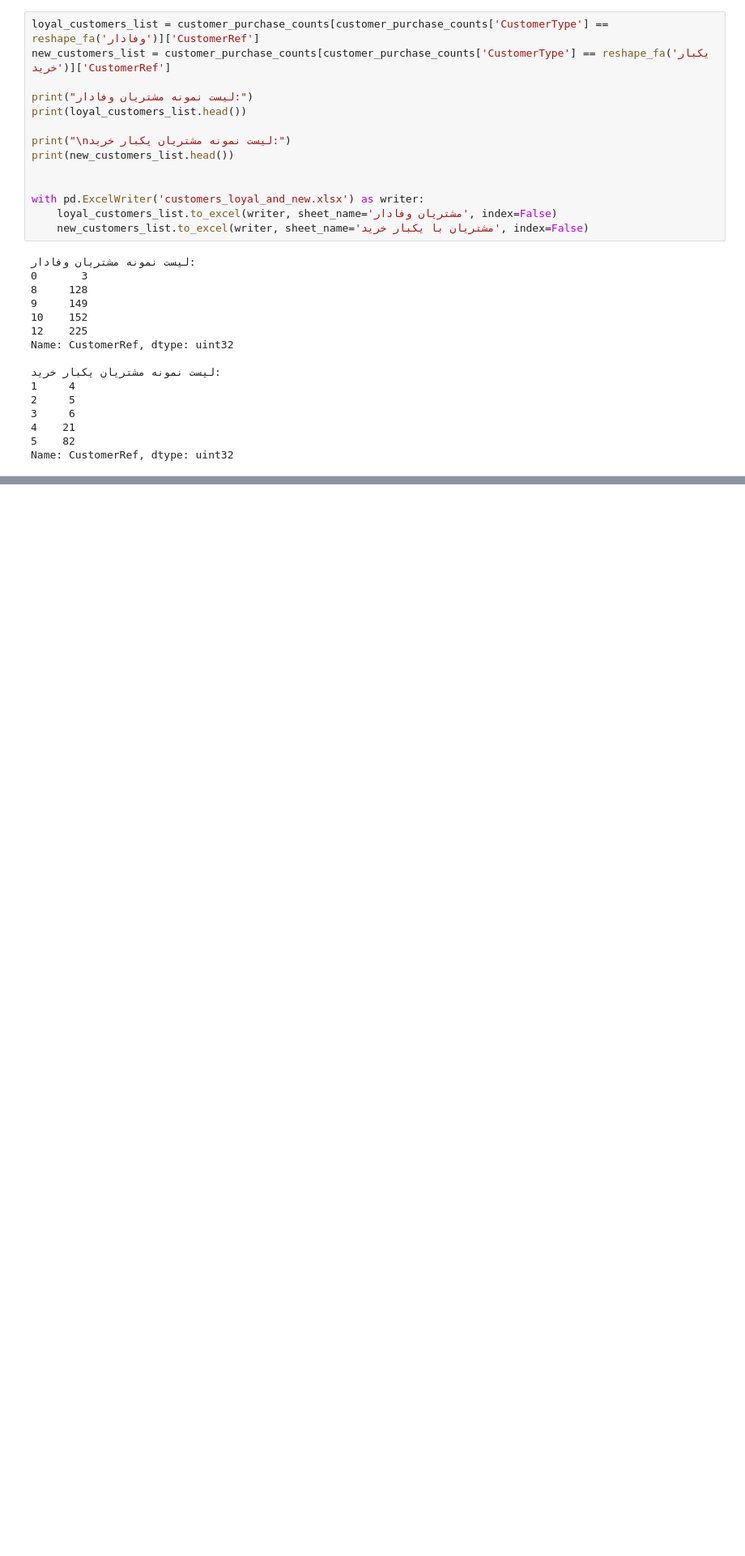
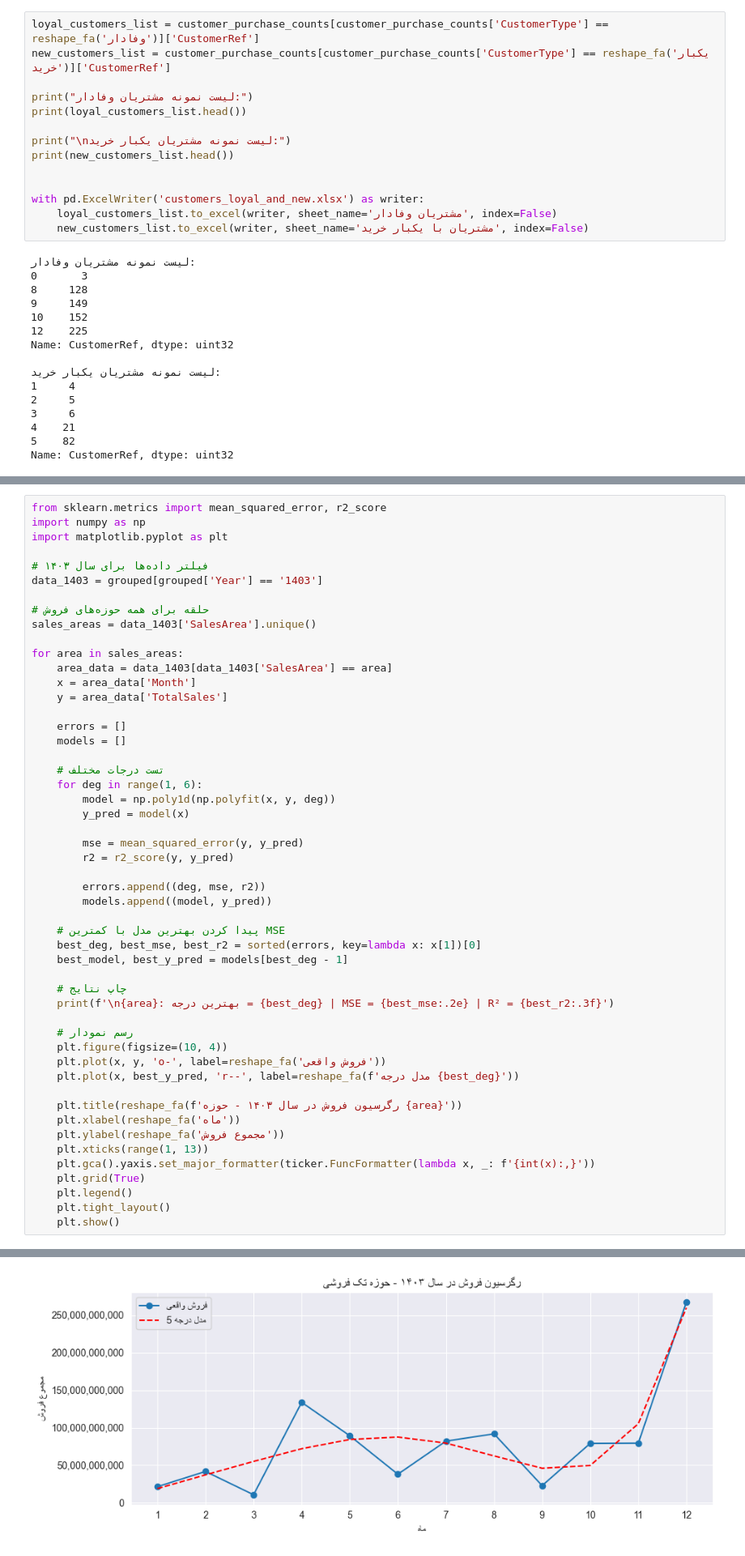
Before and after one commit to mahiiit79/SLSProject, a Jupyter notebook: projcet.ipynb, the cells around one changed output, grey strips where cells are left out. Shown at 81% size. Drawn from its saved outputs; the diff is of its cells as text; blank space fills up the shorter version.

```diff
--- a/projcet.ipynb
+++ b/projcet.ipynb
@@ -823,0 +968,52 @@ Fee       3.832563e+08   46600000.0  2.561856e+09  24.092166  725.506611
+# %%
+from sklearn.metrics import mean_squared_error, r2_score
+import numpy as np
+import matplotlib.pyplot as plt
+
+# فیلتر داده‌ها برای سال ۱۴۰۳
+data_1403 = grouped[grouped['Year'] == '1403']
+
+# حلقه برای همه حوزه‌های فروش
+sales_areas = data_1403['SalesArea'].unique()
+
+for area in sales_areas:
+    area_data = data_1403[data_1403['SalesArea'] == area]
+    x = area_data['Month']
+    y = area_data['TotalSales']
+
+    errors = []
+    models = []
+
+    # تست درجات مختلف
+    for deg in range(1, 6):
+        model = np.poly1d(np.polyfit(x, y, deg))
+        y_pred = model(x)
+
+        mse = mean_squared_error(y, y_pred)
+        r2 = r2_score(y, y_pred)
+
+        errors.append((deg, mse, r2))
+        models.append((model, y_pred))
+
+    # پیدا کردن بهترین مدل با کمترین MSE
+    best_deg, best_mse, best_r2 = sorted(errors, key=lambda x: x[1])[0]
+    best_model, best_y_pred = models[best_deg - 1]
+
+    # چاپ نتایج
+    print(f'\n{area}: بهترین درجه = {best_deg} | MSE = {best_mse:.2e} | R² = {best_r2:.3f}')
+
+    # رسم نمودار
+    plt.figure(figsize=(10, 4))
+    plt.plot(x, y, 'o-', label=reshape_fa('فروش واقعی'))
+    plt.plot(x, best_y_pred, 'r--', label=reshape_fa(f'مدل درجه {best_deg}'))
+
+    plt.title(reshape_fa(f'رگرسیون فروش در سال ۱۴۰۳ - حوزه {area}'))
+    plt.xlabel(reshape_fa('ماه'))
+    plt.ylabel(reshape_fa('مجموع فروش'))
+    plt.xticks(range(1, 13))
+    plt.gca().yaxis.set_major_formatter(ticker.FuncFormatter(lambda x, _: f'{int(x):,}'))
+    plt.grid(True)
+    plt.legend()
+    plt.tight_layout()
+    plt.show()
+# %% [output]
@@ -823,0 +1021 @@ Fee       3.832563e+08   46600000.0  2.561856e+09  24.092166  725.506611
+[figure, added]
```
Also changed, not shown: parts of 23 cells of this notebook.
